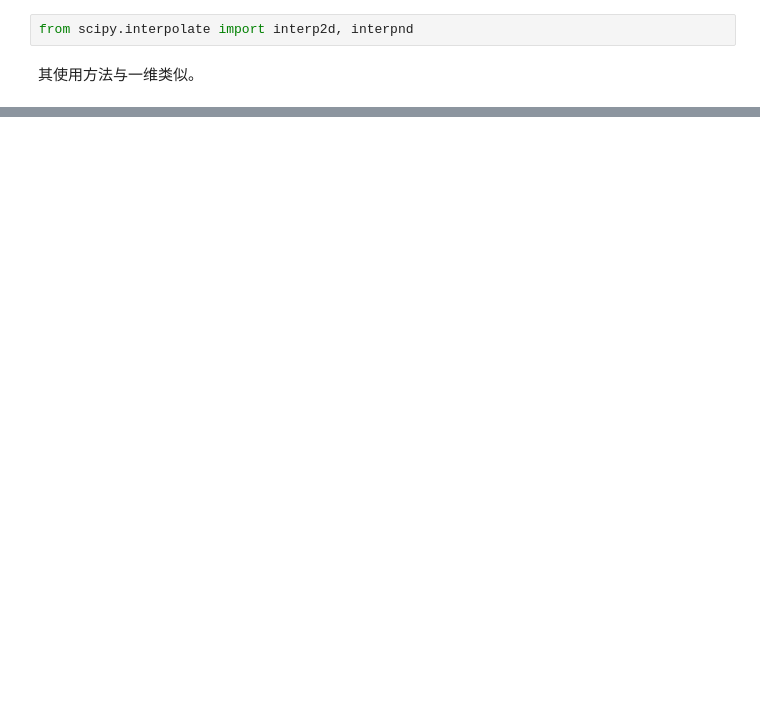
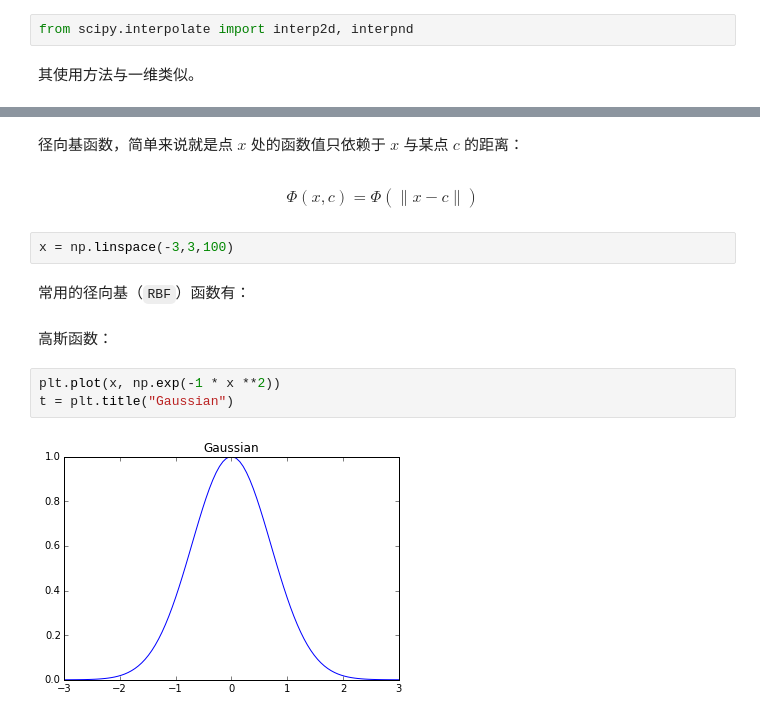
Before and after one commit to xiangliTHU/python-tutorial, a Jupyter notebook: 04. scipy/04.02 interpolation with scipy.ipynb, the cells around one changed output, grey strips where cells are left out. Saved outputs shown, nothing was run; the diff lists cells and outputs as text; blank space fills up the shorter version.

```diff
--- a/04. scipy/04.02 interpolation with scipy.ipynb
+++ b/04. scipy/04.02 interpolation with scipy.ipynb
@@ -178,0 +185,15 @@ from scipy.interpolate import interp2d, interpnd
+# %% [markdown]
+径向基函数，简单来说就是点 $x$ 处的函数值只依赖于 $x$ 与某点 $c$ 的距离：
+# %% [markdown]
+$$\Phi(x,c) = \Phi(\|x-c\|)$$
+# %%
+x = np.linspace(-3,3,100)
+# %% [markdown]
+常用的径向基（`RBF`）函数有：
+# %% [markdown]
+高斯函数：
+# %%
+plt.plot(x, np.exp(-1 * x **2))
+t = plt.title("Gaussian")
+# %% [output]
+[figure, added]
```
Also changed, not shown: parts of 33 cells of this notebook, 4 other files.
